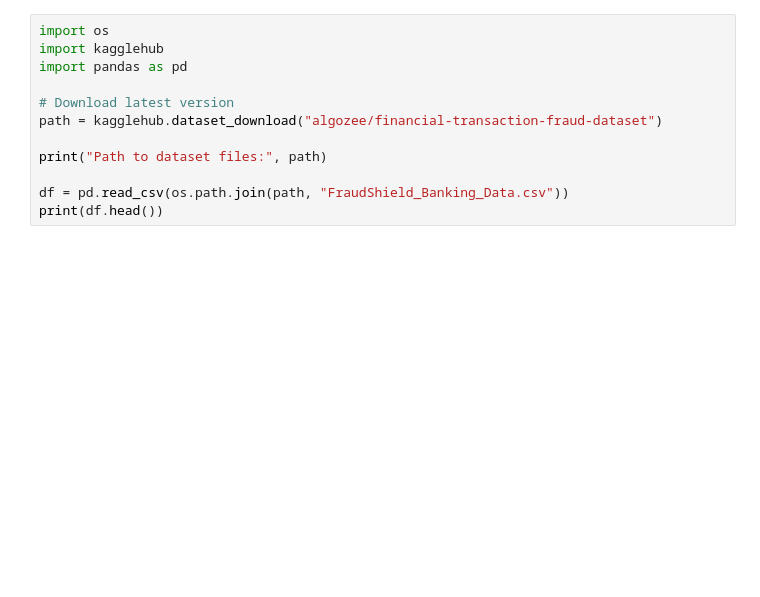
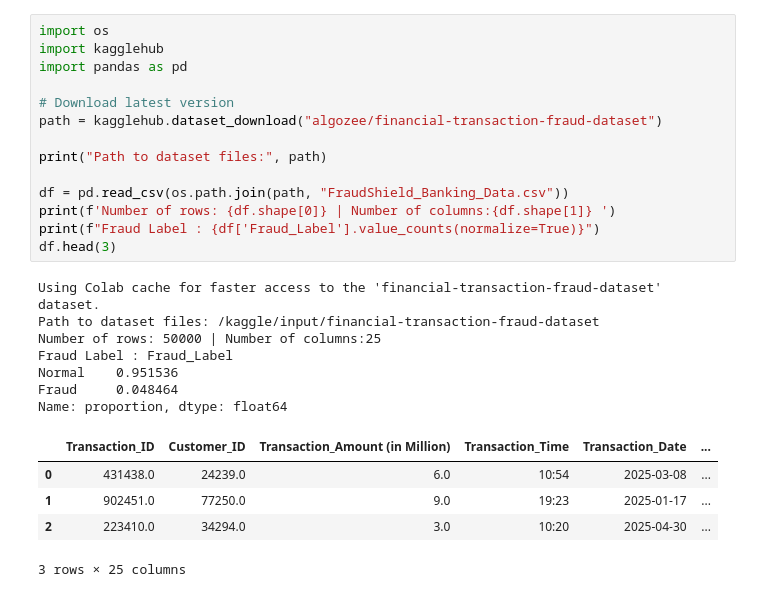
Before and after one commit to taponjou/SudokuXYZ, a Jupyter notebook: projet_sci_1402.ipynb, the cells around one changed output. Drawn from its saved outputs; the diff is of its cells as text; blank space fills up the shorter version.

```diff
--- a/projet_sci_1402.ipynb
+++ b/projet_sci_1402.ipynb
@@ -3,12 +3,27 @@
 # %%
 import os
 import kagglehub
 import pandas as pd
 
 # Download latest version
 path = kagglehub.dataset_download("algozee/financial-transaction-fraud-dataset")
 
 print("Path to dataset files:", path)
 
 df = pd.read_csv(os.path.join(path, "FraudShield_Banking_Data.csv"))
-print(df.head())
+print(f'Number of rows: {df.shape[0]} | Number of columns:{df.shape[1]} ')
+print(f"Fraud Label : {df['Fraud_Label'].value_counts(normalize=True)}")
+df.head(3)
+# %% [output]
+Using Colab cache for faster access to the 'financial-transaction-fraud-dataset' dataset.
+Path to dataset files: /kaggle/input/financial-transaction-fraud-dataset
+Number of rows: 50000 | Number of columns:25
+Fraud Label : Fraud_Label
+Normal    0.951536
+Fraud     0.048464
+Name: proportion, dtype: float64
+|  | Transaction_ID | Customer_ID | Transaction_Amount (in Million) | Transaction_Time | Transaction_Date | ... |
+| 0 | 431438.0 | 24239.0 | 6.0 | 10:54 | 2025-03-08 | ... |
+| 1 | 902451.0 | 77250.0 | 9.0 | 19:23 | 2025-01-17 | ... |
+| 2 | 223410.0 | 34294.0 | 3.0 | 10:20 | 2025-04-30 | ... |
+3 rows × 25 columns
```
Also changed, not shown: parts of 13 cells of this notebook.
